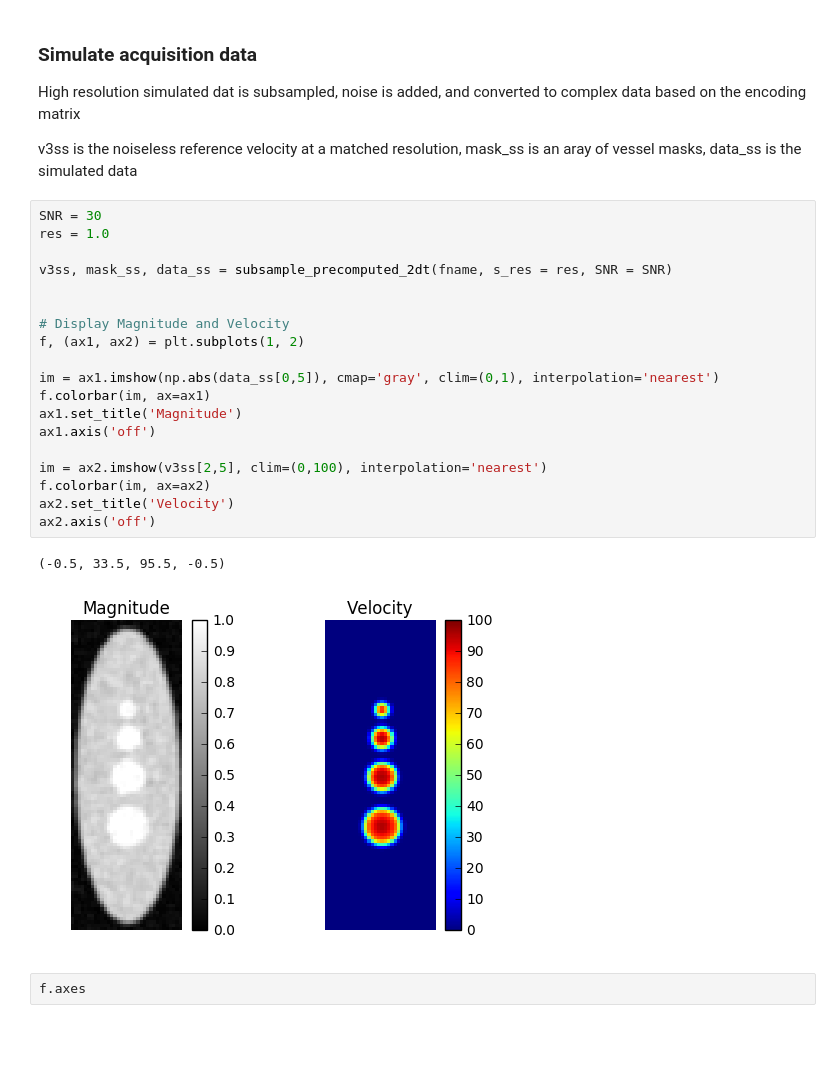
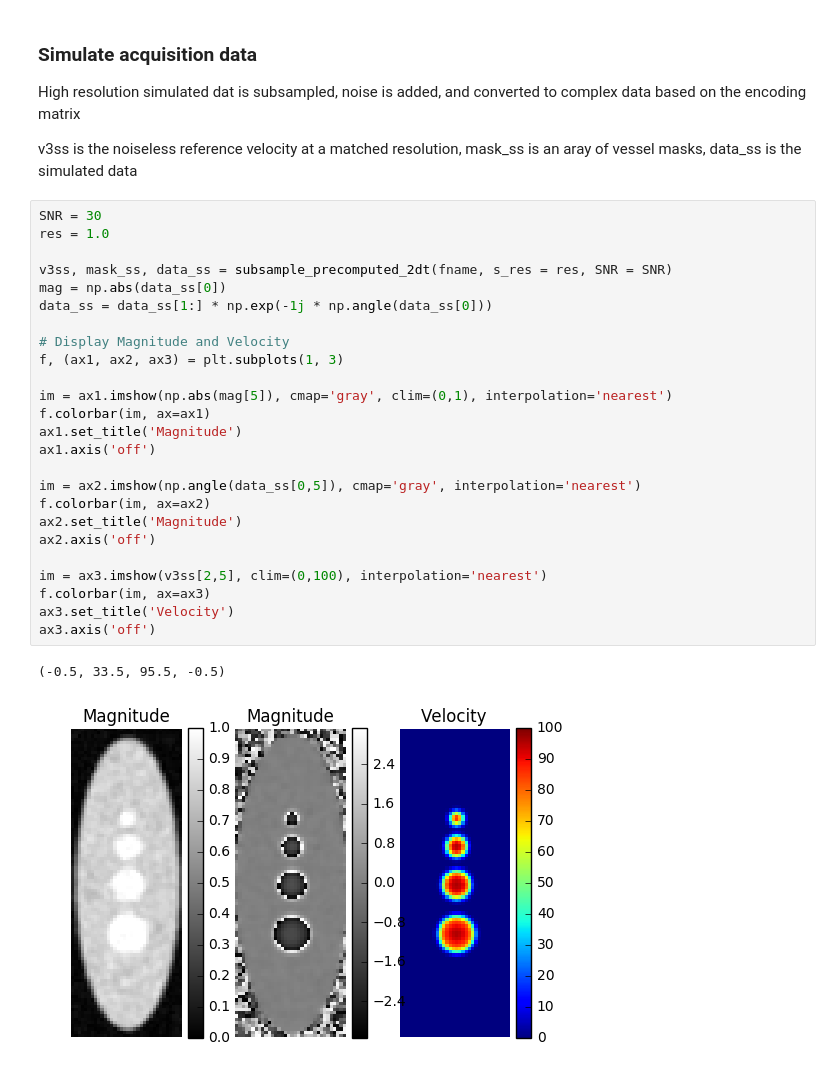
Before and after one commit to ucla-mrrl/nc_vel_solver, a Jupyter notebook: solver_example.ipynb, the cells around one changed output. Saved outputs shown, nothing was run; the diff lists cells and outputs as text; blank space fills up the shorter version.

```diff
--- a/solver_example.ipynb
+++ b/solver_example.ipynb
@@ -56,24 +45,28 @@ v3ss is the noiseless reference velocity at a matched resolution, mask_ss is an
 # %%
 SNR = 30
 res = 1.0
 
 v3ss, mask_ss, data_ss = subsample_precomputed_2dt(fname, s_res = res, SNR = SNR)
-
+mag = np.abs(data_ss[0])
+data_ss = data_ss[1:] * np.exp(-1j * np.angle(data_ss[0]))
 
 # Display Magnitude and Velocity
-f, (ax1, ax2) = plt.subplots(1, 2)
+f, (ax1, ax2, ax3) = plt.subplots(1, 3)
 
-im = ax1.imshow(np.abs(data_ss[0,5]), cmap='gray', clim=(0,1), interpolation='nearest')
+im = ax1.imshow(np.abs(mag[5]), cmap='gray', clim=(0,1), interpolation='nearest')
 f.colorbar(im, ax=ax1)
 ax1.set_title('Magnitude')
 ax1.axis('off')
 
-im = ax2.imshow(v3ss[2,5], clim=(0,100), interpolation='nearest')
+im = ax2.imshow(np.angle(data_ss[0,5]), cmap='gray', interpolation='nearest')
 f.colorbar(im, ax=ax2)
-ax2.set_title('Velocity')
+ax2.set_title('Magnitude')
 ax2.axis('off')
+
+im = ax3.imshow(v3ss[2,5], clim=(0,100), interpolation='nearest')
+f.colorbar(im, ax=ax3)
+ax3.set_title('Velocity')
+ax3.axis('off')
 # %% [output]
 (-0.5, 33.5, 95.5, -0.5)
-[figure, old version]
+[figure, new version]
-# %%
-f.axes
```
Also changed, not shown: parts of 2 cells of this notebook, 2 other files.
